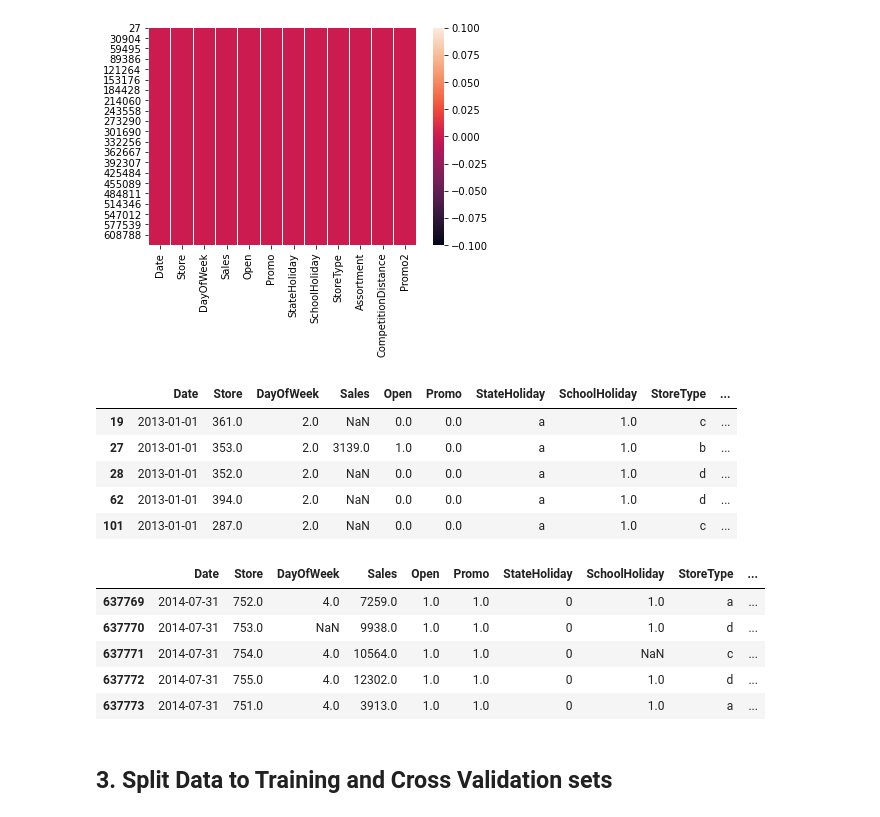
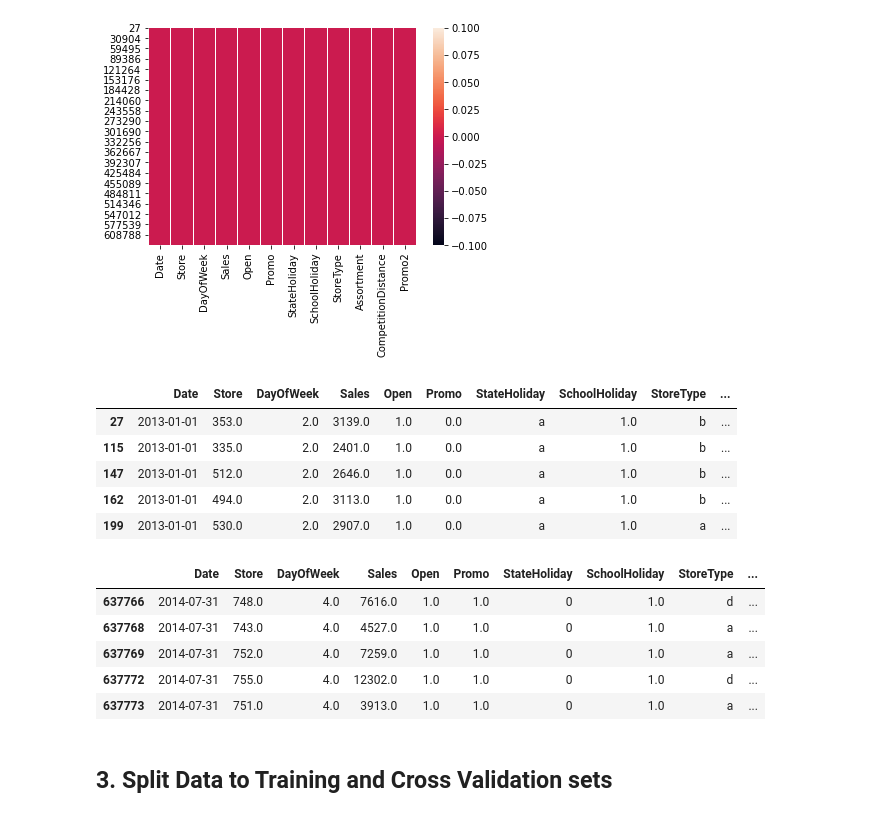
Before and after one commit to JohnEnev/DSR-competition-team1, a Jupyter notebook: notebooks/SG_notebook.ipynb, the cells around one changed output. Saved outputs shown, nothing was run; the diff lists cells and outputs as text; code cells hidden in the pictures.

```diff
--- a/notebooks/SG_notebook.ipynb
+++ b/notebooks/SG_notebook.ipynb
@@ -205,21 +206,21 @@ Column CompetitionDistance has  0% null values.
 Column Promo2 has  0% null values.
 [figure]
 # %%
-clean_df.head()
+very_clean_df.head()
 # %% [output]
 |  | Date | Store | DayOfWeek | Sales | Open | Promo | StateHoliday | SchoolHoliday | StoreType | ... |
-| 19 | 2013-01-01 | 361.0 | 2.0 | NaN | 0.0 | 0.0 | a | 1.0 | c | ... |
 | 27 | 2013-01-01 | 353.0 | 2.0 | 3139.0 | 1.0 | 0.0 | a | 1.0 | b | ... |
-| 28 | 2013-01-01 | 352.0 | 2.0 | NaN | 0.0 | 0.0 | a | 1.0 | d | ... |
-| 62 | 2013-01-01 | 394.0 | 2.0 | NaN | 0.0 | 0.0 | a | 1.0 | d | ... |
-| 101 | 2013-01-01 | 287.0 | 2.0 | NaN | 0.0 | 0.0 | a | 1.0 | c | ... |
+| 115 | 2013-01-01 | 335.0 | 2.0 | 2401.0 | 1.0 | 0.0 | a | 1.0 | b | ... |
+| 147 | 2013-01-01 | 512.0 | 2.0 | 2646.0 | 1.0 | 0.0 | a | 1.0 | b | ... |
+| 162 | 2013-01-01 | 494.0 | 2.0 | 3113.0 | 1.0 | 0.0 | a | 1.0 | b | ... |
+| 199 | 2013-01-01 | 530.0 | 2.0 | 2907.0 | 1.0 | 0.0 | a | 1.0 | a | ... |
 # %%
-clean_df.tail()
+very_clean_df.tail()
 # %% [output]
 |  | Date | Store | DayOfWeek | Sales | Open | Promo | StateHoliday | SchoolHoliday | StoreType | ... |
+| 637766 | 2014-07-31 | 748.0 | 4.0 | 7616.0 | 1.0 | 1.0 | 0 | 1.0 | d | ... |
+| 637768 | 2014-07-31 | 743.0 | 4.0 | 4527.0 | 1.0 | 1.0 | 0 | 1.0 | a | ... |
 | 637769 | 2014-07-31 | 752.0 | 4.0 | 7259.0 | 1.0 | 1.0 | 0 | 1.0 | a | ... |
-| 637770 | 2014-07-31 | 753.0 | NaN | 9938.0 | 1.0 | 1.0 | 0 | 1.0 | d | ... |
-| 637771 | 2014-07-31 | 754.0 | 4.0 | 10564.0 | 1.0 | 1.0 | 0 | NaN | c | ... |
 | 637772 | 2014-07-31 | 755.0 | 4.0 | 12302.0 | 1.0 | 1.0 | 0 | 1.0 | d | ... |
 | 637773 | 2014-07-31 | 751.0 | 4.0 | 3913.0 | 1.0 | 1.0 | 0 | 1.0 | a | ... |
 # %% [markdown]
```
Also changed, not shown: parts of 1 cell of this notebook.
